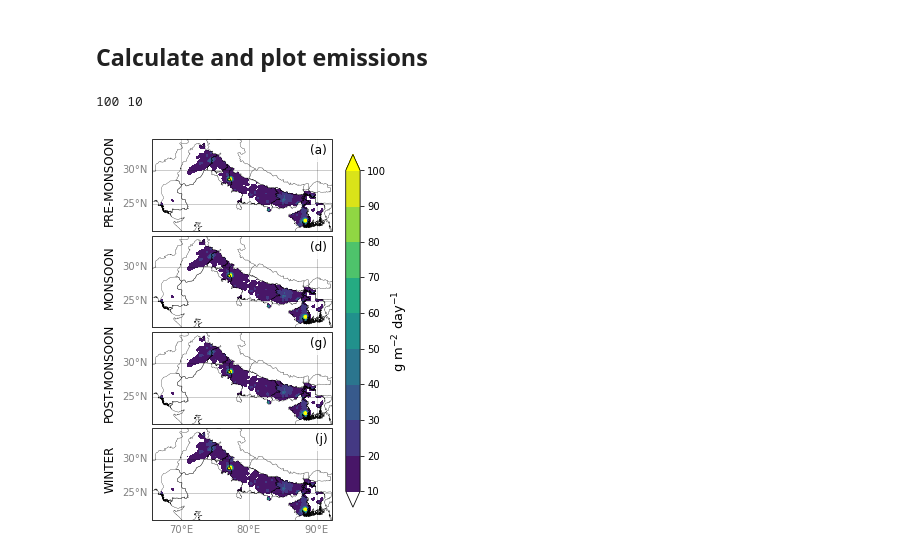
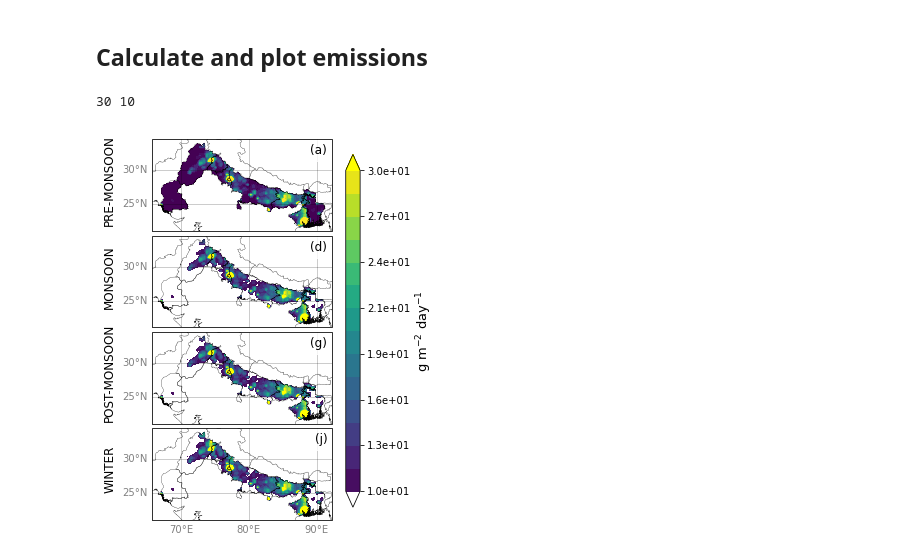
Before and after one commit to catemgn/AQ-IGP, a Jupyter notebook: analysis/emissions/emi_anthro.ipynb, the cells around one changed output. Drawn from its saved outputs; the diff is of its cells as text; code cells hidden in the pictures.

```diff
--- a/analysis/emissions/emi_anthro.ipynb
+++ b/analysis/emissions/emi_anthro.ipynb
@@ -129,8 +129,9 @@ def emiplot(lat,lon,pmds,mds,ads,wds,panels=["(a)","(d)","(g)","(j)"], title=Non
     #reshape spacing between ticks
     if delta is None:
             delta=int(vmax/10)
-            cbar.set_ticks(list(range(vmin, vmax+delta, delta)))
+            cbar.set_ticks(list(np.arange(vmin, vmax+delta, delta)))
             cbar.set_ticklabels(list(range(vmin, vmax, delta))+[vmax])
+
 
     #title
     if title is not None:
@@ -241,11 +242,11 @@ ame_igp=am_e.salem.roi(shape=shdf)
 # %%
 #Plot
 lat = aa_e.XLAT[0,:,:]
 lon  = aa_e.XLONG[0,:,:]
 
 savepth="./"
-emiplot(lat,lon,ame_igp.avg_day_emi,ame_igp.avg_day_emi,aae_igp.avg_day_emi,awe_igp.avg_day_emi,cmap="viridis", vmin=10,vmax=100,label="g m$^{-2}$ day$^{-1}$",
-        levs=10,figsize=[5,7],format="%.f",save=True, spath=savepth,name="emi_anthro",savef='png', dpi=300)
+emiplot(lat,lon,ame_igp.avg_day_emi,ame_igp.avg_day_emi,aae_igp.avg_day_emi,awe_igp.avg_day_emi,cmap="viridis", vmin=10,vmax=30,label="g m$^{-2}$ day$^{-1}$",
+        levs=15,delta=5,figsize=[5,7],format="%.1e",save=True, spath=savepth,name="emi_anthro",savef='png', dpi=300)
 # %% [output]
-100 10
+30 10
-[figure, old version]
+[figure, new version]
```
Also changed, not shown: 2 other files.
